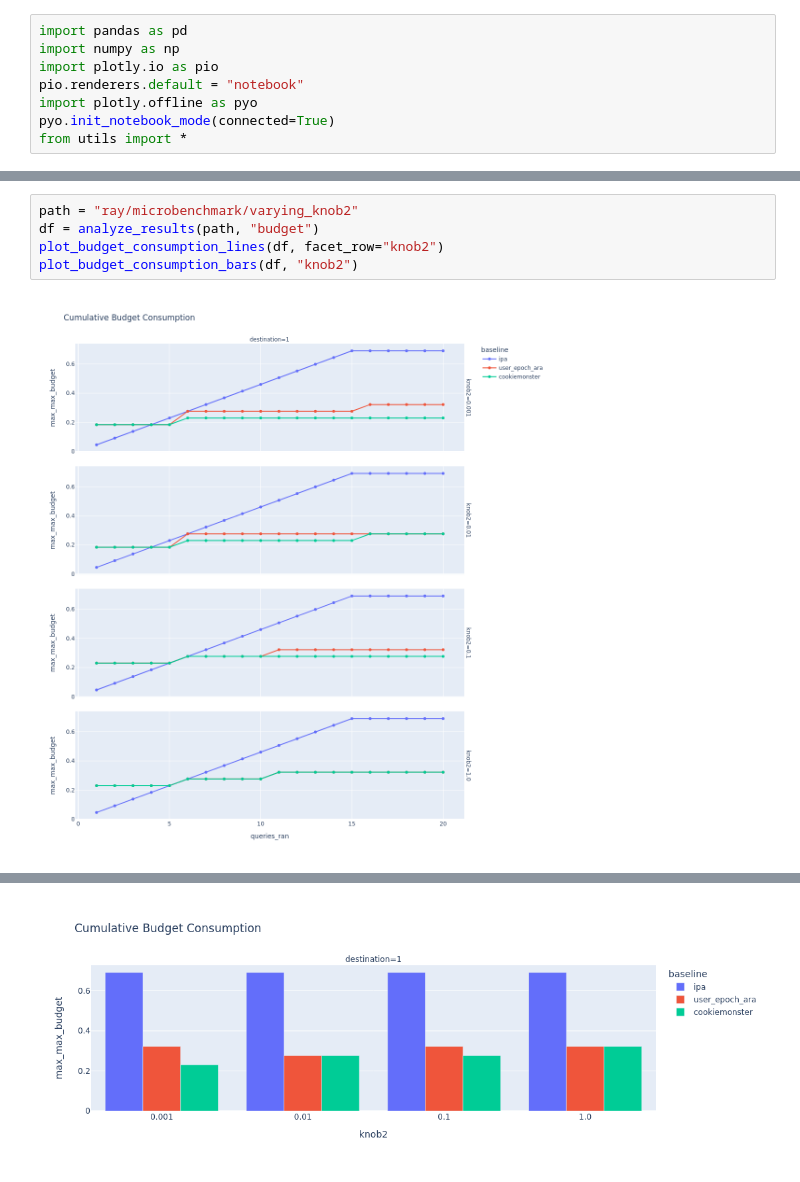
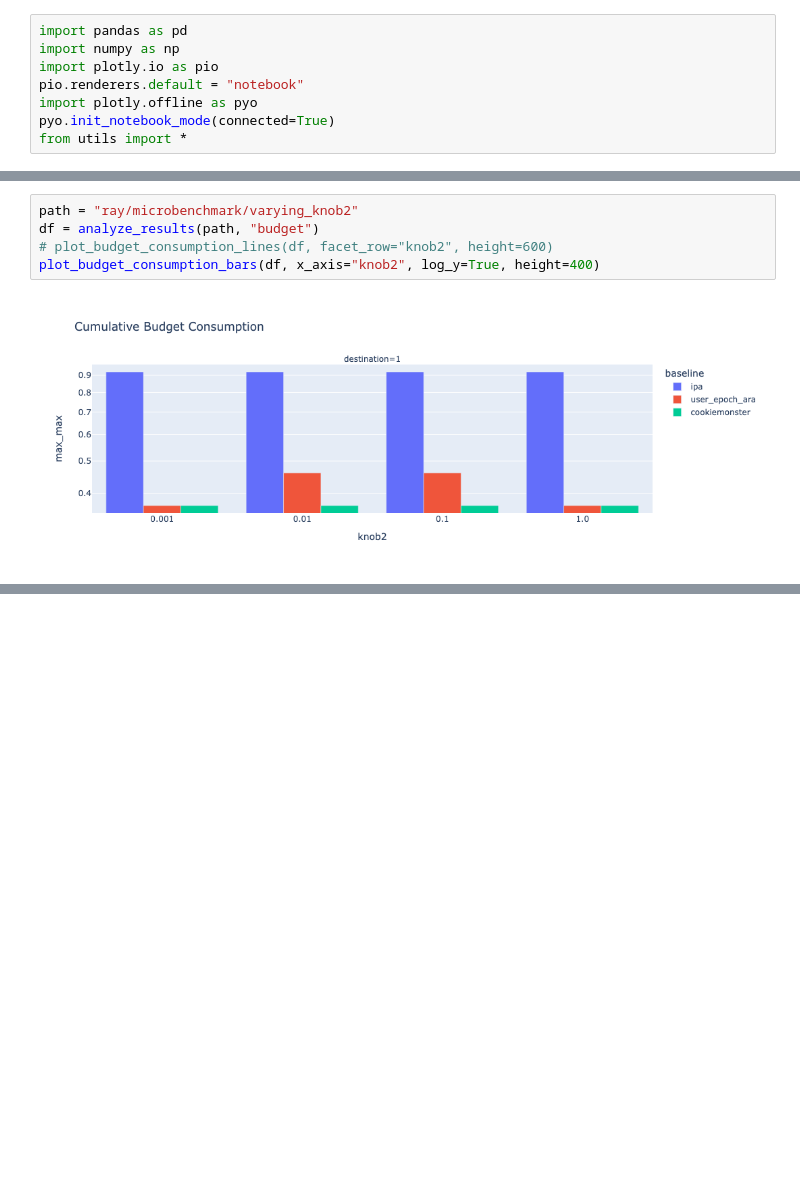
Before and after one commit to columbia/cookiemonster, a Jupyter notebook: notebooks/microbenchmark_analysis.ipynb, the cells around one changed output, grey strips where cells are left out. Cells and saved outputs as stored; diff of their text form; blank space fills up the shorter version.

```diff
--- a/notebooks/microbenchmark_analysis.ipynb
+++ b/notebooks/microbenchmark_analysis.ipynb
@@ -29,7 +23,7 @@ plot_budget_consumption_bars(df, x_axis="knob1")
 # %%
 path = "ray/microbenchmark/varying_knob2"
 df = analyze_results(path, "budget")
-plot_budget_consumption_lines(df, facet_row="knob2")
-plot_budget_consumption_bars(df, "knob2")
+# plot_budget_consumption_lines(df, facet_row="knob2", height=600)
+plot_budget_consumption_bars(df, x_axis="knob2", log_y=True, height=400)
 # %% [output]
-[figure, old version]
+[figure, new version]
@@ -39 +30,0 @@ plot_budget_consumption_bars(df, "knob2")
-[figure, removed]
```
Also changed, not shown: parts of 3 cells of this notebook, 5 other files.
